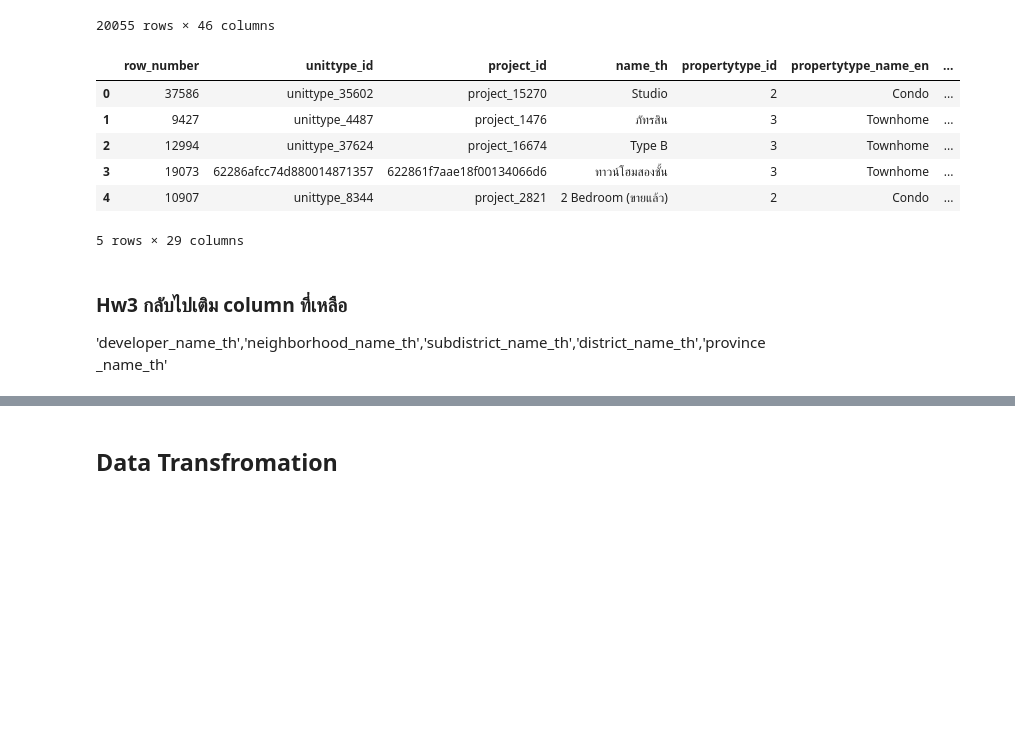
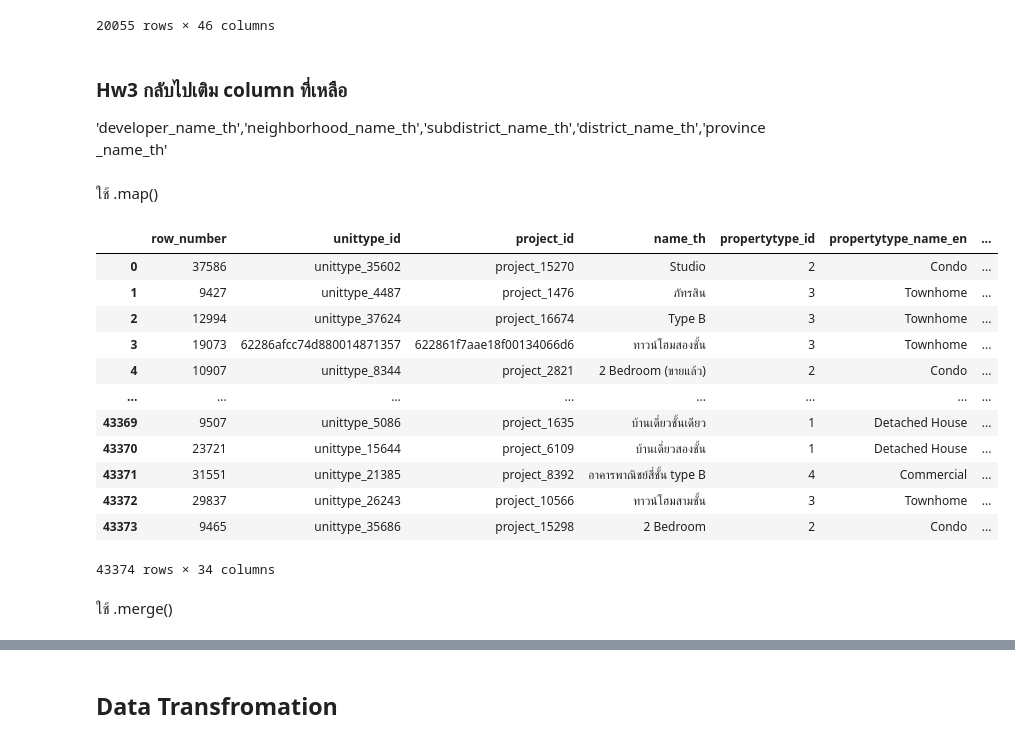
Before and after one commit to Benyapa-T/BSC_DPDM2025, a Jupyter notebook: Ch3_Data_Preprocessing.ipynb, the cells around one changed output, grey strips where cells are left out. Cells and saved outputs as stored; diff of their text form; code cells hidden in the pictures; blank space fills up the shorter version.

```diff
--- a/Ch3_Data_Preprocessing.ipynb
+++ b/Ch3_Data_Preprocessing.ipynb
@@ -527,19 +527,41 @@ project_df_dedup
 | 23866 | 20538.0 | 5f2bcbd0306e7e0019068db0 | Baanruenrom Nongphueng | บ้านรื่นรมย์ หนองผึ้ง | 1 | Detached House | บ้าน | ... |
 20055 rows × 46 columns
 # %%
-unittype_df['ชื่อโครงการ'] = unittype_df['project_id'].map(project_df_dedup.set_index('project_id')['name_th'])
+# unittype_df['ชื่อโครงการ'] = unittype_df['project_id'].map(project_df_dedup.set_index('project_id')['name_th'])
+# unittype_df.head()
-# %%
-unittype_df.head()
-# %% [output]
-|  | row_number | unittype_id | project_id | name_th | propertytype_id | propertytype_name_en | ... |
-| 0 | 37586 | unittype_35602 | project_15270 | Studio | 2 | Condo | ... |
-| 1 | 9427 | unittype_4487 | project_1476 | ภัทรสิน | 3 | Townhome | ... |
-| 2 | 12994 | unittype_37624 | project_16674 | Type B | 3 | Townhome | ... |
-| 3 | 19073 | 62286afcc74d880014871357 | 622861f7aae18f00134066d6 | ทาวน์โฮมสองชั้น | 3 | Townhome | ... |
-| 4 | 10907 | unittype_8344 | project_2821 | 2 Bedroom (ขายแล้ว) | 2 | Condo | ... |
-5 rows × 29 columns
 # %% [markdown]
 ### Hw3 กลับไปเติม column ที่เหลือ
 
 'developer_name_th','neighborhood_name_th','subdistrict_name_th','district_name_th','province_name_th'
+# %% [markdown]
+ใช้ .map()
+# %%
+map_unittype_df = unittype_df.copy()
+# %%
+lookup = project_df_dedup.set_index('project_id')
+
+map_unittype_df['ชื่อโครงการ'] = map_unittype_df['project_id'].map(lookup['name_th'])
+map_unittype_df['ผู้พัฒนา'] = map_unittype_df['project_id'].map(lookup['developer_name_th'])
+map_unittype_df['ย่าน'] = map_unittype_df['project_id'].map(lookup['neighborhood_name_th'])
+map_unittype_df['ตำบล/แขวง'] = map_unittype_df['project_id'].map(lookup['subdistrict_name_th'])
+map_unittype_df['เขต/อำเภอ'] = map_unittype_df['project_id'].map(lookup['district_name_th'])
+map_unittype_df['จังหวัด'] = map_unittype_df['project_id'].map(lookup['province_name_th'])
+# %%
+map_unittype_df
+# %% [output]
+|  | row_number | unittype_id | project_id | name_th | propertytype_id | propertytype_name_en | ... |
+| 0 | 37586 | unittype_35602 | project_15270 | Studio | 2 | Condo | ... |
+| 1 | 9427 | unittype_4487 | project_1476 | ภัทรสิน | 3 | Townhome | ... |
+| 2 | 12994 | unittype_37624 | project_16674 | Type B | 3 | Townhome | ... |
+| 3 | 19073 | 62286afcc74d880014871357 | 622861f7aae18f00134066d6 | ทาวน์โฮมสองชั้น | 3 | Townhome | ... |
+| 4 | 10907 | unittype_8344 | project_2821 | 2 Bedroom (ขายแล้ว) | 2 | Condo | ... |
+| ... | ... | ... | ... | ... | ... | ... | ... |
+| 43369 | 9507 | unittype_5086 | project_1635 | บ้านเดี่ยวชั้นเดียว | 1 | Detached House | ... |
+| 43370 | 23721 | unittype_15644 | project_6109 | บ้านเดี่ยวสองชั้น | 1 | Detached House | ... |
+| 43371 | 31551 | unittype_21385 | project_8392 | อาคารพาณิชย์สี่ชั้น type B | 4 | Commercial | ... |
+| 43372 | 29837 | unittype_26243 | project_10566 | ทาวน์โฮมสามชั้น | 3 | Townhome | ... |
+| 43373 | 9465 | unittype_35686 | project_15298 | 2 Bedroom | 2 | Condo | ... |
+43374 rows × 34 columns
+# %% [markdown]
+ใช้ .merge()
 # %%
```
Also changed, not shown: parts of 3 cells of this notebook.
